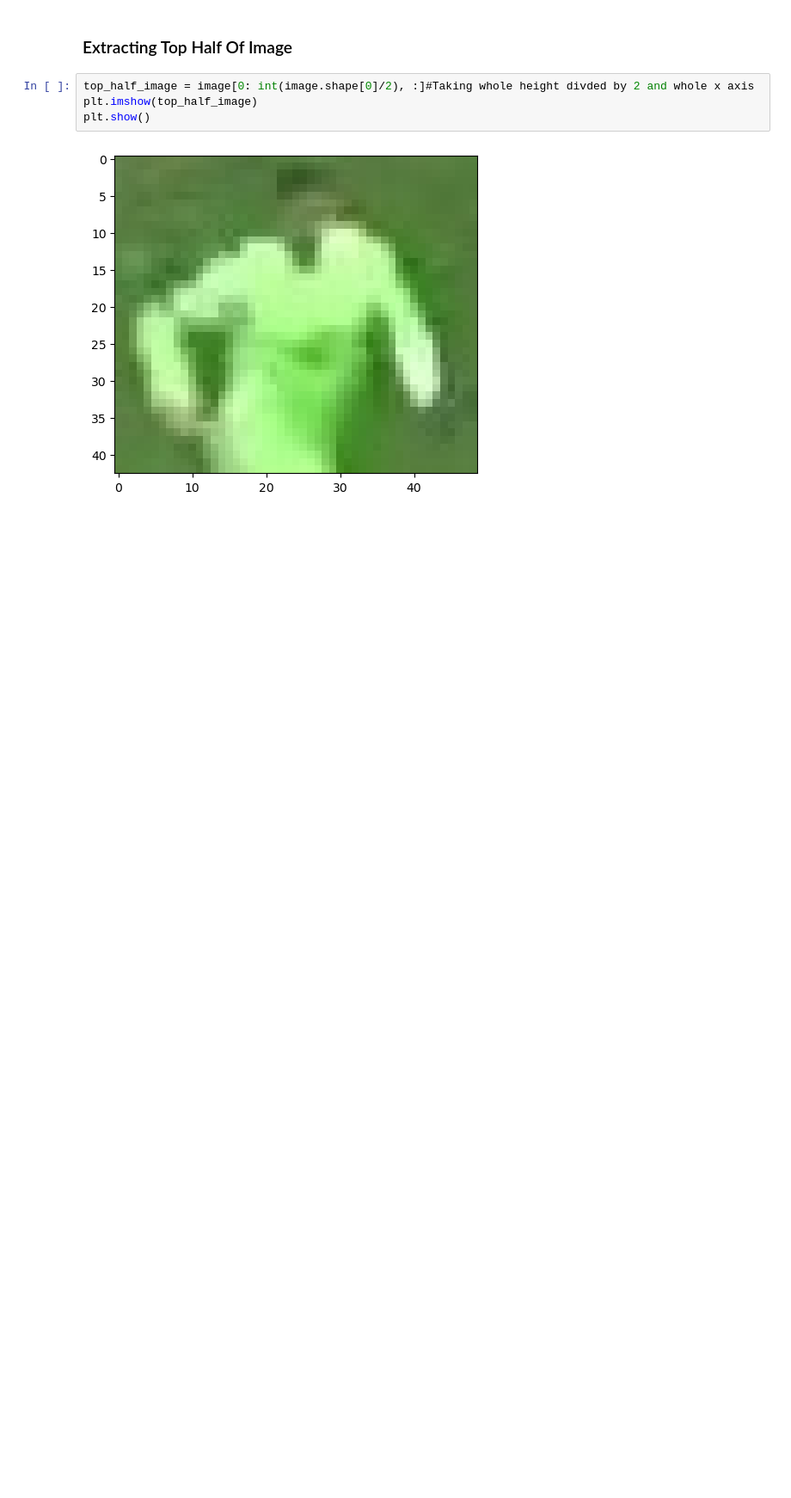
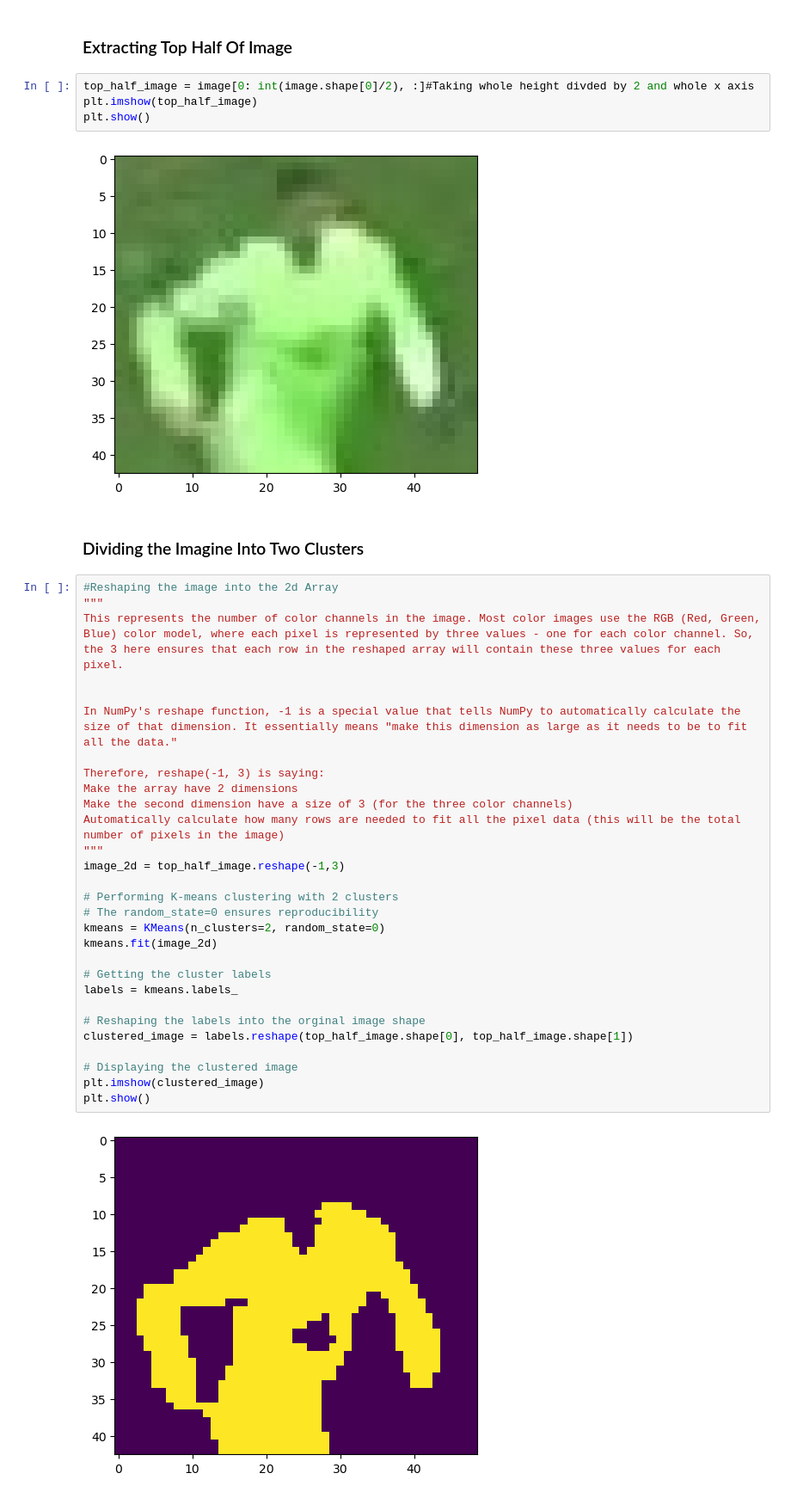
Before and after one commit to aaditya29/DFL---Bundesliga-Data-Shootout-Analysis, a Jupyter notebook: development_and_analysis/color_assignement.ipynb, the cells around one changed output. Shown: that part at 86% size. Drawn from its saved outputs; the diff is of its cells as text; blank space fills up the shorter version.

Commit message:
K-Means Clustering Analysis Completed

```diff
--- a/development_and_analysis/color_assignement.ipynb
+++ b/development_and_analysis/color_assignement.ipynb
@@ -28,3 +28,36 @@ plt.imshow(top_half_image)
 plt.show()
 # %% [output]
 [figure]
+# %% [markdown]
+### Dividing the Imagine Into Two Clusters
+# %%
+#Reshaping the image into the 2d Array
+"""
+This represents the number of color channels in the image. Most color images use the RGB (Red, Green, Blue) color model, where each pixel is represented by three values - one for each color channel. So, the 3 here ensures that each row in the reshaped array will contain these three values for each pixel.
+
+
+In NumPy's reshape function, -1 is a special value that tells NumPy to automatically calculate the size of that dimension. It essentially means "make this dimension as large as it needs to be to fit all the data."
+
+Therefore, reshape(-1, 3) is saying:
+Make the array have 2 dimensions
+Make the second dimension have a size of 3 (for the three color channels)
+Automatically calculate how many rows are needed to fit all the pixel data (this will be the total number of pixels in the image)
+"""
+image_2d = top_half_image.reshape(-1,3)
+
+# Performing K-means clustering with 2 clusters
+# The random_state=0 ensures reproducibility
+kmeans = KMeans(n_clusters=2, random_state=0)
+kmeans.fit(image_2d)
+
+# Getting the cluster labels
+labels = kmeans.labels_
+
+# Reshaping the labels into the orginal image shape
+clustered_image = labels.reshape(top_half_image.shape[0], top_half_image.shape[1])
+
+# Displaying the clustered image
+plt.imshow(clustered_image)
+plt.show()
+# %% [output]
+[figure, added]
```
Also changed, not shown: parts of 4 cells of this notebook.
